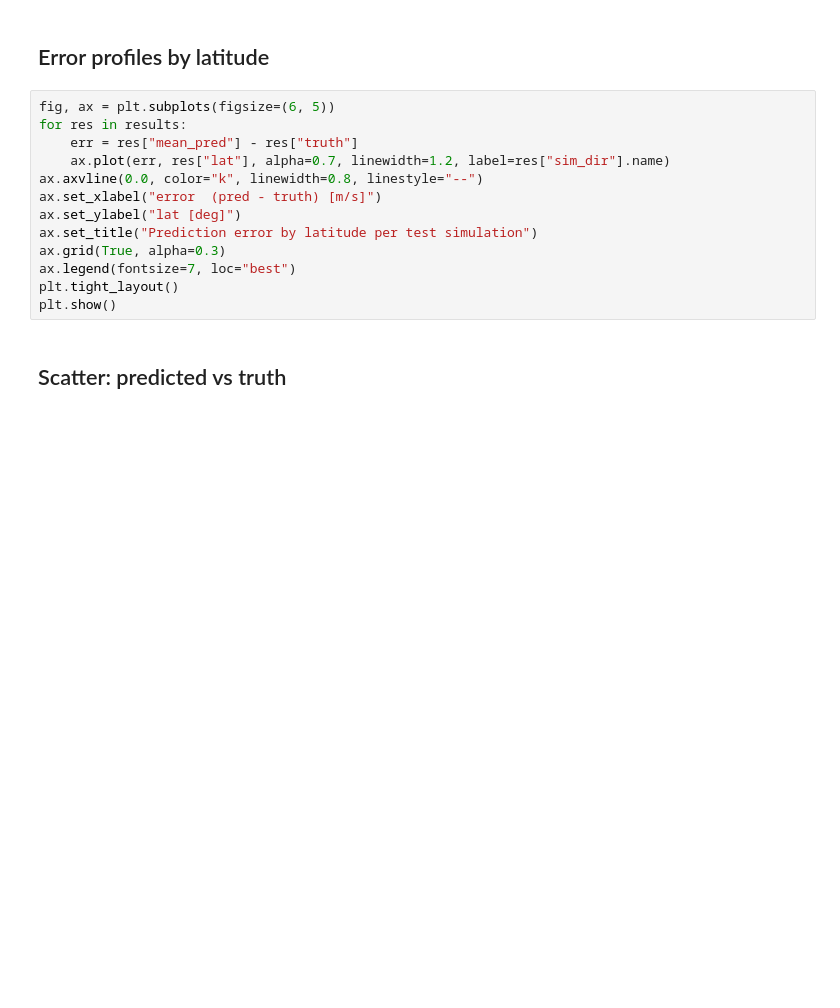
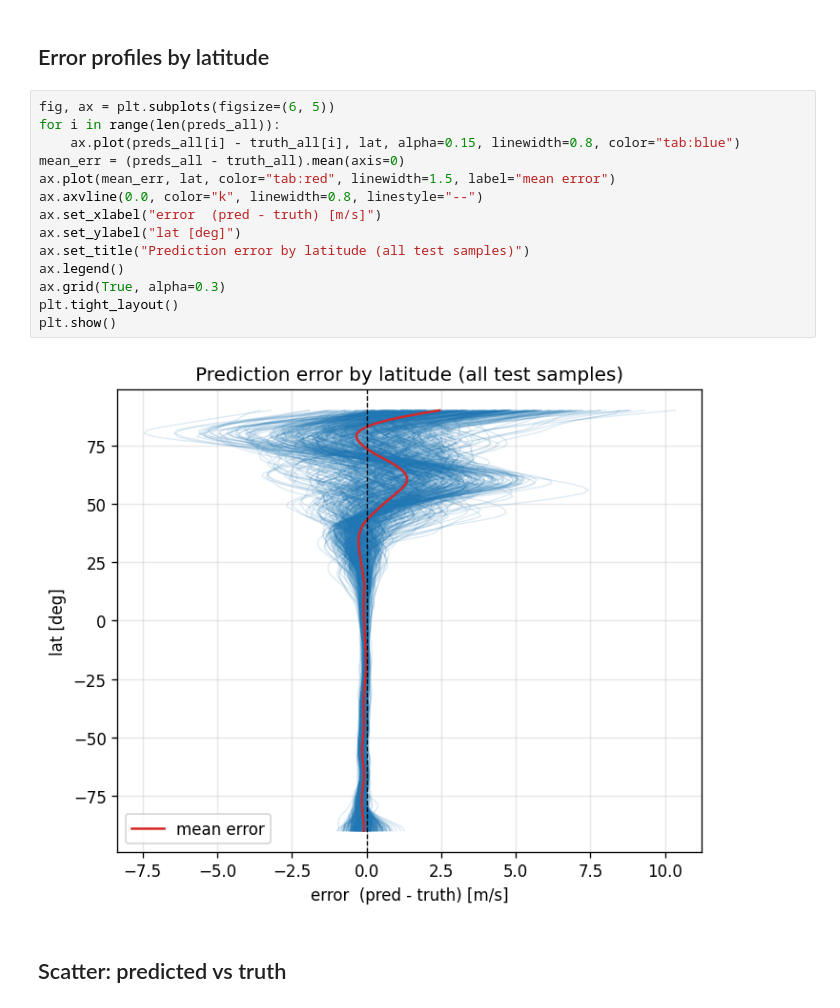
Before and after one commit to tglanz/climatology, a Jupyter notebook: ml/notebooks/climatology_model_evaluation.ipynb, the cells around one changed output. Cells and saved outputs as stored; diff of their text form; blank space fills up the shorter version.

```diff
--- a/ml/notebooks/climatology_model_evaluation.ipynb
+++ b/ml/notebooks/climatology_model_evaluation.ipynb
@@ -249,17 +225,20 @@ plt.show()
 ## Error profiles by latitude
 # %%
 fig, ax = plt.subplots(figsize=(6, 5))
-for res in results:
-    err = res["mean_pred"] - res["truth"]
-    ax.plot(err, res["lat"], alpha=0.7, linewidth=1.2, label=res["sim_dir"].name)
+for i in range(len(preds_all)):
+    ax.plot(preds_all[i] - truth_all[i], lat, alpha=0.15, linewidth=0.8, color="tab:blue")
+mean_err = (preds_all - truth_all).mean(axis=0)
+ax.plot(mean_err, lat, color="tab:red", linewidth=1.5, label="mean error")
 ax.axvline(0.0, color="k", linewidth=0.8, linestyle="--")
 ax.set_xlabel("error  (pred - truth) [m/s]")
 ax.set_ylabel("lat [deg]")
-ax.set_title("Prediction error by latitude per test simulation")
+ax.set_title("Prediction error by latitude (all test samples)")
+ax.legend()
 ax.grid(True, alpha=0.3)
-ax.legend(fontsize=7, loc="best")
 plt.tight_layout()
 plt.show()
+# %% [output]
+[figure, added]
 # %% [markdown]
 ## Scatter: predicted vs truth
 # %%
```
Also changed, not shown: parts of 22 cells of this notebook, 22 other files.
